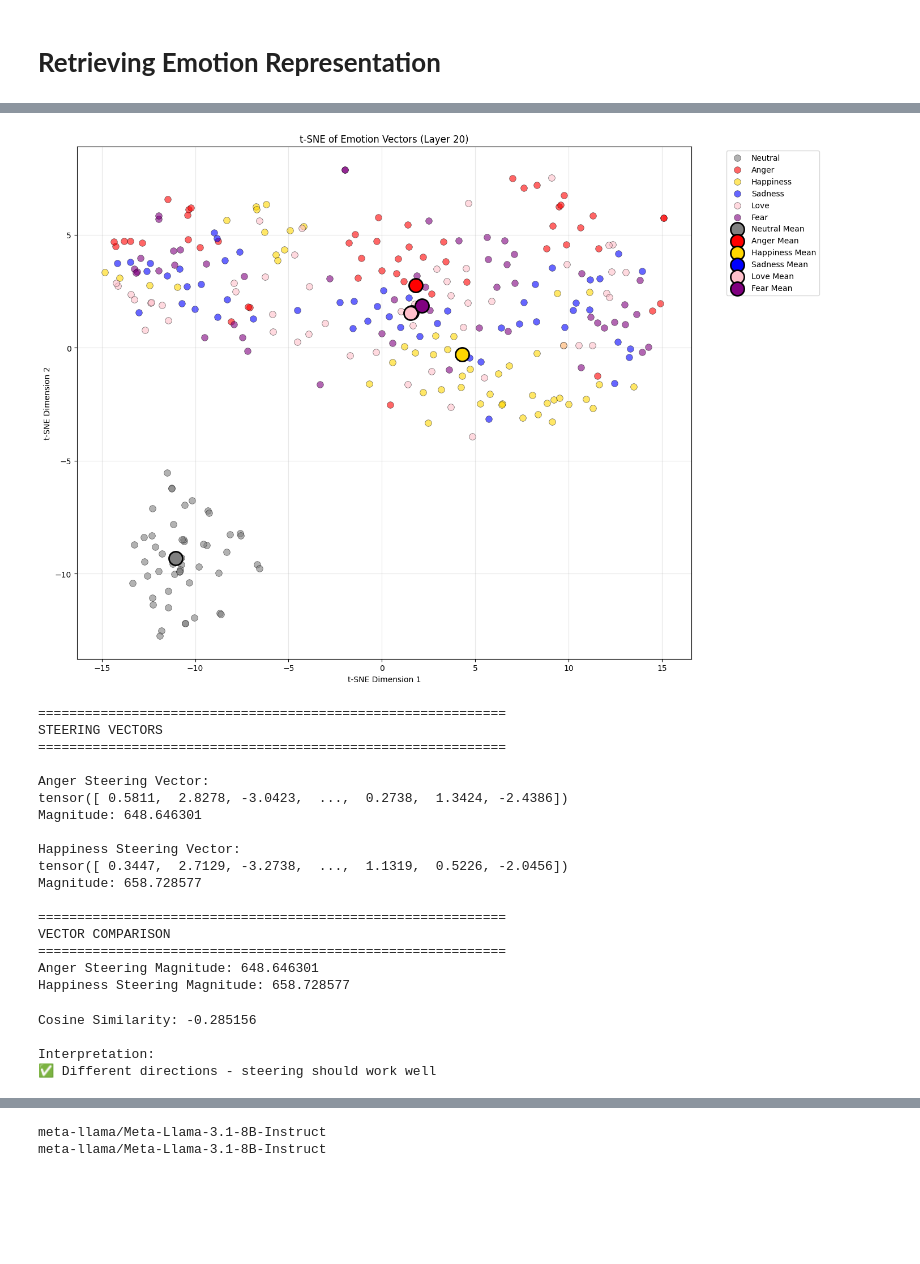
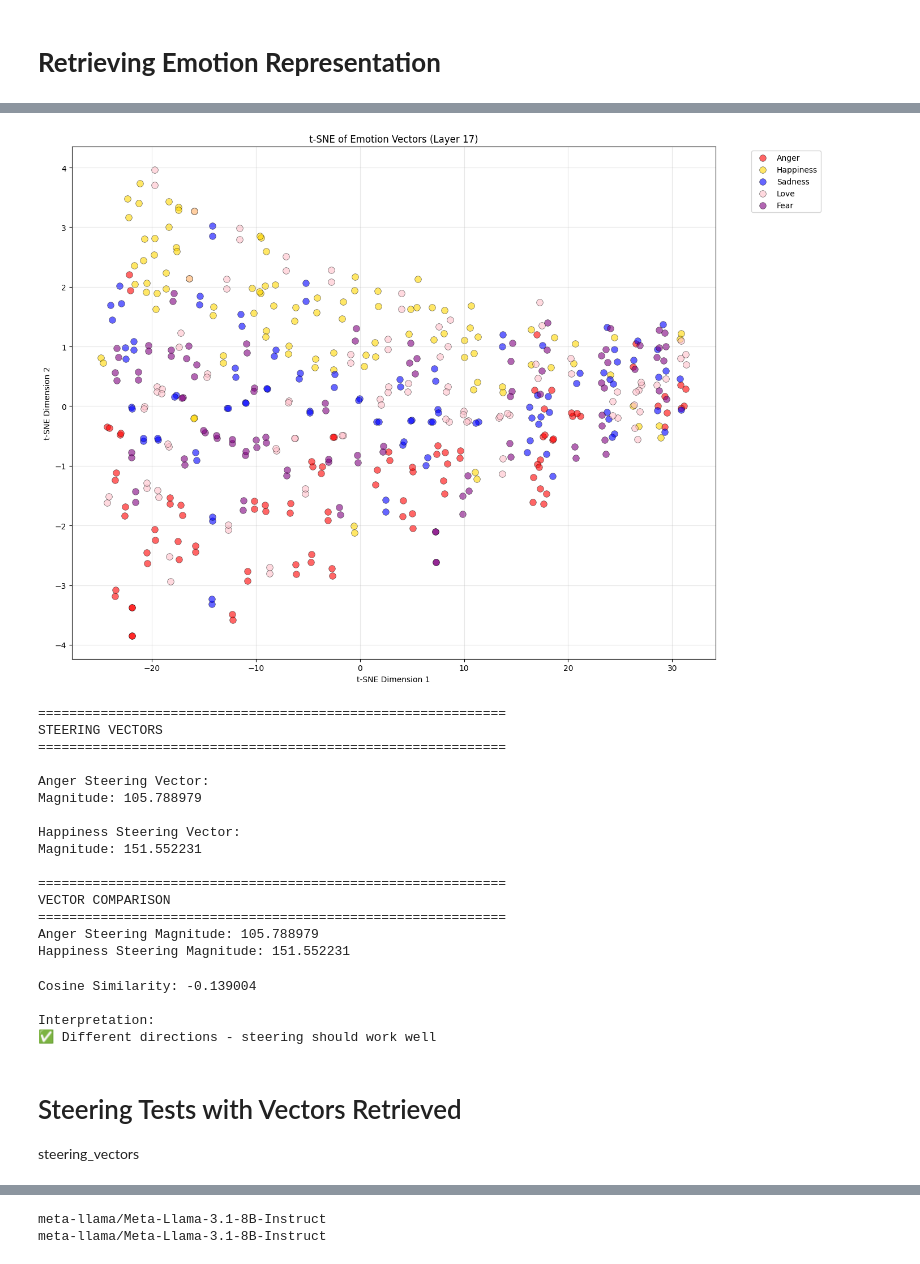
Before and after one commit to noobylub/Dissertation_Project, a Jupyter notebook: test.ipynb, the cells around one changed output, grey strips where cells are left out. Saved outputs shown, nothing was run; the diff lists cells and outputs as text; code cells hidden in the pictures; blank space fills up the shorter version.

```diff
--- a/test.ipynb
+++ b/test.ipynb
@@ -523,7 +550,12 @@ emotion_vectors = {
 # %%
 # As Google colab limit my resource BOOOOOOO :((((
 # I will plot the activations only for specific layers
-layer_for_plot = 20
+layer_for_plot = 17
+# %%
+for emotion, prompts in emotion_sets.items():
+    for prompt in prompts:
+        vector = generate_extract_all_layers(prompt, model, tokenizer) # [32,4096]
+        emotion_vectors[emotion].append(vector[layer_for_plot])
 # %%
 for emotion, prompts in emotion_sets.items():
     for prompt in prompts:
@@ -532,6 +564,5 @@ for emotion, prompts in emotion_sets.items():
         vectors[emotion] += vector
         counts[emotion] += 1
 # %%
-for k in vectors:
-    print(k)
+for emotion, v in vectors.items(): print(emotion, v.shape)
 # %% [output]
@@ -553,7 +580,7 @@ all_vectors = []
 labels = []
 
 label_map = {
-    'neutral': 'Neutral',
+
     'anger': 'Anger',
     'happiness': 'Happiness',
     'sadness': 'Sadness',
@@ -568,14 +595,14 @@ for emotion, vec_list in emotion_vectors.items():
         labels.append(label_map[emotion])
 
 # mean vectors
-for emotion in vectors:
-    mean_vec = (vectors[emotion] / counts[emotion]).float().cpu().numpy()
-    all_vectors.append(mean_vec)
-    labels.append(f"{label_map[emotion]} Mean")
+# for emotion in vectors:
+#     mean_vec = (vectors[emotion] / counts[emotion]).float().cpu().numpy()
+#     all_vectors.append(mean_vec)
+#     labels.append(f"{label_map[emotion]} Mean")
 
 X = np.array(all_vectors)
 
-tsne = TSNE(n_components=2, random_state=42, perplexity=30, max_iter=1000)
+tsne = TSNE(n_components=2, random_state=42, perplexity=60, max_iter=1000)
 X_tsne = tsne.fit_transform(X)
 
 plt.figure(figsize=(14, 10))
@@ -593,32 +620,32 @@ seen = set()
 
 for i, label in enumerate(labels):
     is_mean = 'Mean' in label
     base_label = label.replace(' Mean', '')
     color = base_colors[base_label]
 
     if is_mean:
         plot_label = label if label not in seen else None
         plt.scatter(
             X_tsne[i, 0], X_tsne[i, 1],
             c=color, s=300, edgecolors='black', linewidth=2,
             label=plot_label, zorder=5
         )
     else:
         plot_label = base_label if base_label not in seen else None
         plt.scatter(
             X_tsne[i, 0], X_tsne[i, 1],
             c=color, s=70, alpha=0.6, edgecolors='black', linewidth=0.5,
             label=plot_label
         )
 
     seen.add(label if is_mean else base_label)
 
 plt.xlabel('t-SNE Dimension 1')
 plt.ylabel('t-SNE Dimension 2')
-plt.title(f't-SNE of Emotion Vectors (Layer {layer})')
+plt.title(f't-SNE of Emotion Vectors (Layer {layer_for_plot})')
 plt.legend(bbox_to_anchor=(1.05, 1), loc='upper left')
 plt.grid(True, alpha=0.3)
 plt.tight_layout()
 plt.show()
 # %% [output]
-[figure, old version]
+[figure, new version]
@@ -632,45 +665,46 @@ fear_steering = vectors['fear'] - vectors['neutral']
 # %%
+steer_1 = steering_vectors['fear'][20]
+steer_2 = steering_vectors['love'][20]
+
 print("=" * 60)
 print("STEERING VECTORS")
 print("=" * 60)
 
 print("\nAnger Steering Vector:")
-print(anger_steering)
-print(f"Magnitude: {torch.norm(anger_steering).item():.6f}")
+
+print(f"Magnitude: {torch.norm(steer_1).item():.6f}")
 
 print("\nHappiness Steering Vector:")
-print(happiness_steering)
-print(f"Magnitude: {torch.norm(happiness_steering).item():.6f}")
+
+print(f"Magnitude: {torch.norm(steer_2).item():.6f}")
 
 print("\n" + "=" * 60)
 print("VECTOR COMPARISON")
 print("=" * 60)
-print(f"Anger Steering Magnitude: {torch.norm(anger_steering).item():.6f}")
-print(f"Happiness Steering Magnitude: {torch.norm(happiness_steering).item():.6f}")
+print(f"Anger Steering Magnitude: {torch.norm(steer_1).item():.6f}")
+print(f"Happiness Steering Magnitude: {torch.norm(steer_2).item():.6f}")
 # %% [output]
 ============================================================
 STEERING VECTORS
 ============================================================
 
 Anger Steering Vector:
-tensor([ 0.5811,  2.8278, -3.0423,  ...,  0.2738,  1.3424, -2.4386])
-Magnitude: 648.646301
+Magnitude: 105.788979
 
 Happiness Steering Vector:
-tensor([ 0.3447,  2.7129, -3.2738,  ...,  1.1319,  0.5226, -2.0456])
-Magnitude: 658.728577
+Magnitude: 151.552231
 
 ============================================================
 VECTOR COMPARISON
 ============================================================
-Anger Steering Magnitude: 648.646301
-Happiness Steering Magnitude: 658.728577
+Anger Steering Magnitude: 105.788979
+Happiness Steering Magnitude: 151.552231
 # %%
 import torch.nn.functional as F
 
 # Normalize the vectors
-anger_steering_norm = F.normalize(anger_steering_refined, p=2, dim=0)
-happiness_steering_norm = F.normalize(happiness_steering_refined, p=2, dim=0)
+anger_steering_norm = F.normalize(steer_1, p=2, dim=0)
+happiness_steering_norm = F.normalize(steer_2, p=2, dim=0)
 
 # Calculate cosine similarity
 cosine_sim = torch.dot(anger_steering_norm, happiness_steering_norm).item()
@@ -684,7 +718,10 @@ elif abs(cosine_sim) < 0.7:
 else:
     print("❌ Very similar directions - steering won't work effectively")
 # %% [output]
-Cosine Similarity: -0.285156
+Cosine Similarity: -0.139004
 
 Interpretation:
 ✅ Different directions - steering should work well
+# %% [markdown]
+# Steering Tests with Vectors Retrieved
+steering_vectors
```
Also changed, not shown: parts of 10 cells of this notebook.
